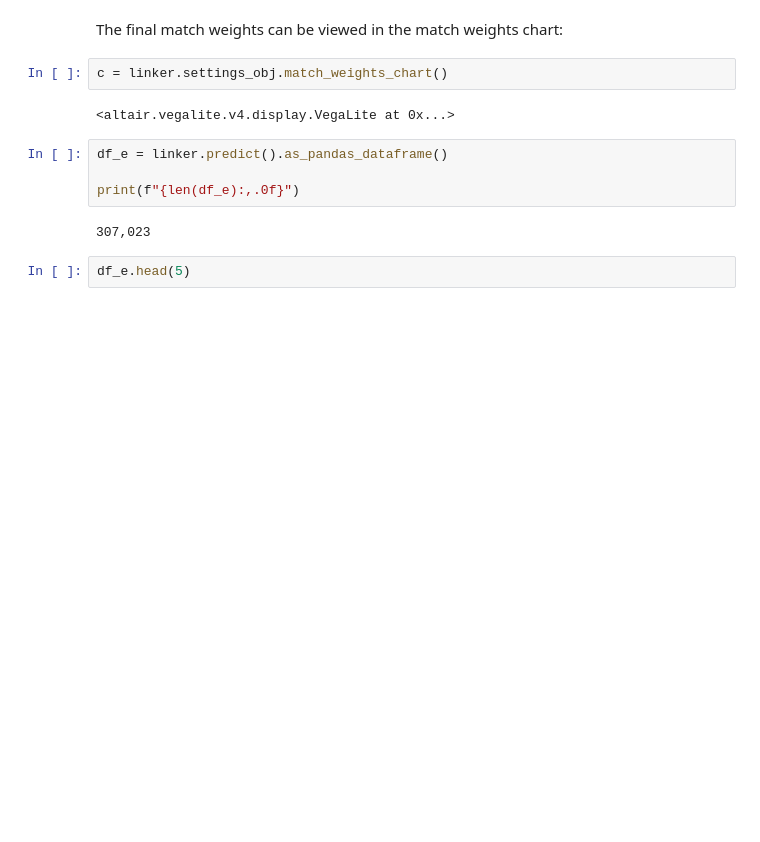
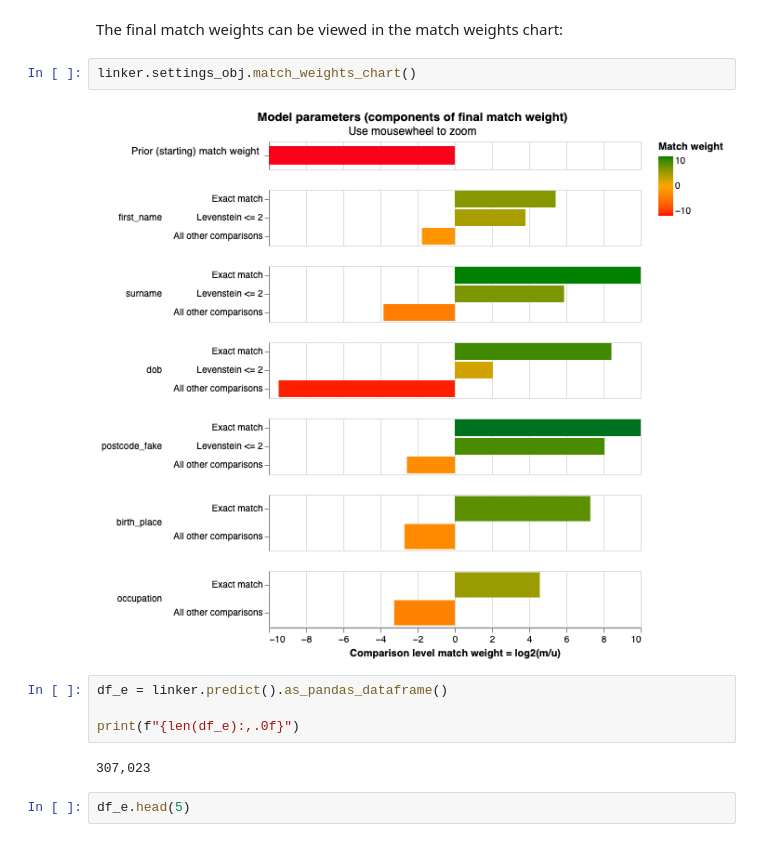
Before and after one commit to moj-analytical-services/splink_demos, a Jupyter notebook: deduplicate_50k_synthetic.ipynb, the cells around one changed output. Saved outputs shown, nothing was run; the diff lists cells and outputs as text; blank space fills up the shorter version.

```diff
--- a/deduplicate_50k_synthetic.ipynb
+++ b/deduplicate_50k_synthetic.ipynb
@@ -176,9 +181,9 @@ Your model is fully trained. All comparisons have at least one estimate for thei
 # %% [markdown]
 The final match weights can be viewed in the match weights chart:
 # %%
-c = linker.settings_obj.match_weights_chart()
+linker.settings_obj.match_weights_chart()
 # %% [output]
-<altair.vegalite.v4.display.VegaLite at 0x...>
+[figure, added]
 # %%
 df_e = linker.predict().as_pandas_dataframe()
 
```
Also changed, not shown: parts of 6 cells of this notebook, 3 other files.
